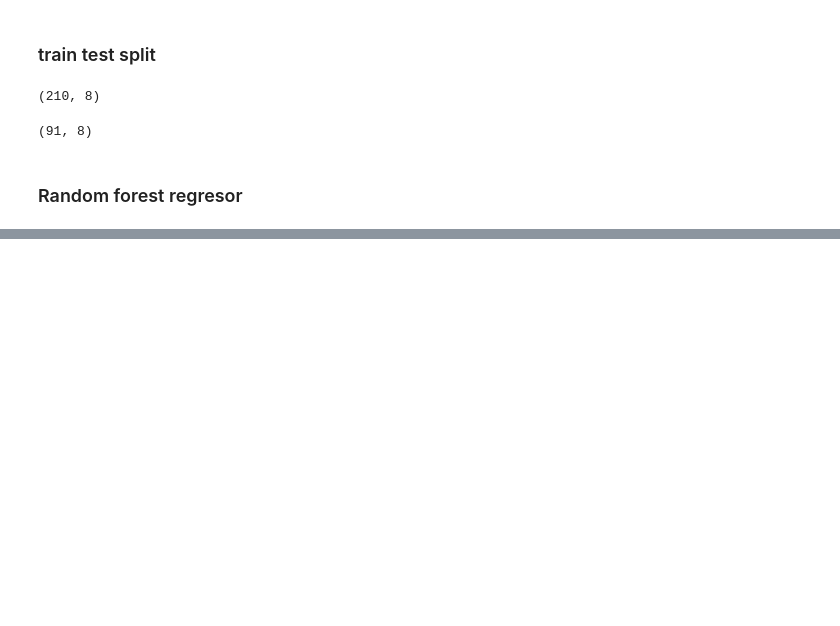
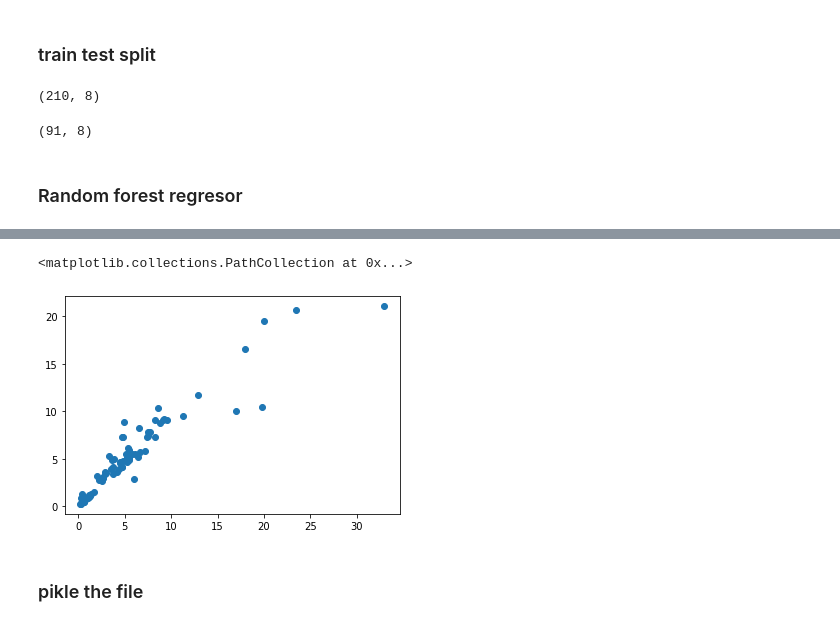
Before and after one commit to AgnesGru/car_price_predictions, a Jupyter notebook: car data by Krish Naik.ipynb, the cells around one changed output, grey strips where cells are left out. Cells and saved outputs as stored; diff of their text form; code cells hidden in the pictures; blank space fills up the shorter version.

```diff
--- a/car data by Krish Naik.ipynb
+++ b/car data by Krish Naik.ipynb
@@ -226,0 +333,7 @@ rf_random = RandomForestRegressor()
+# %%
+plt.scatter(y_test, predictions)
+# %% [output]
+<matplotlib.collections.PathCollection at 0x...>
+[figure, added]
+# %% [markdown]
+### pikle the file
```
Also changed, not shown: parts of 14 cells of this notebook, 2 other files.
